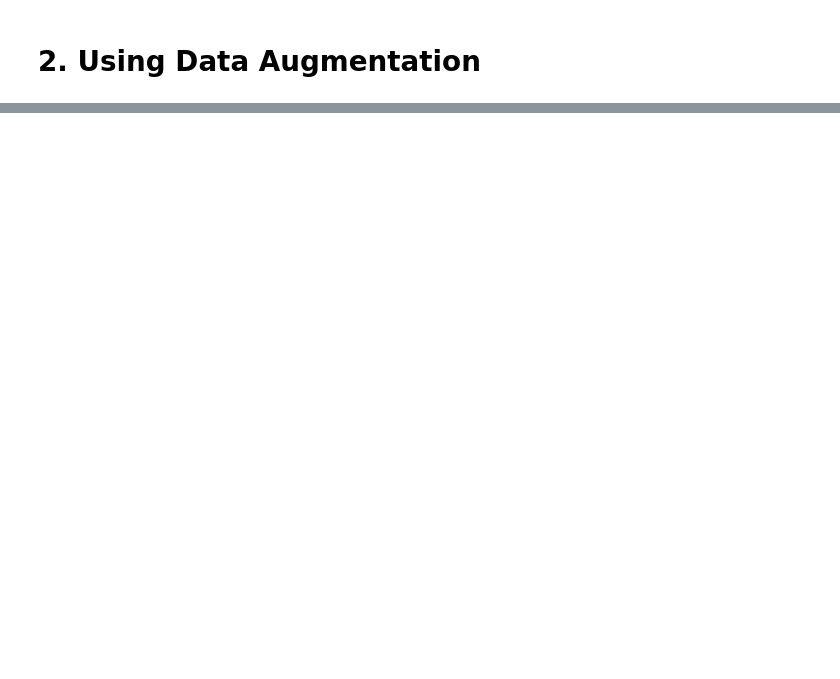
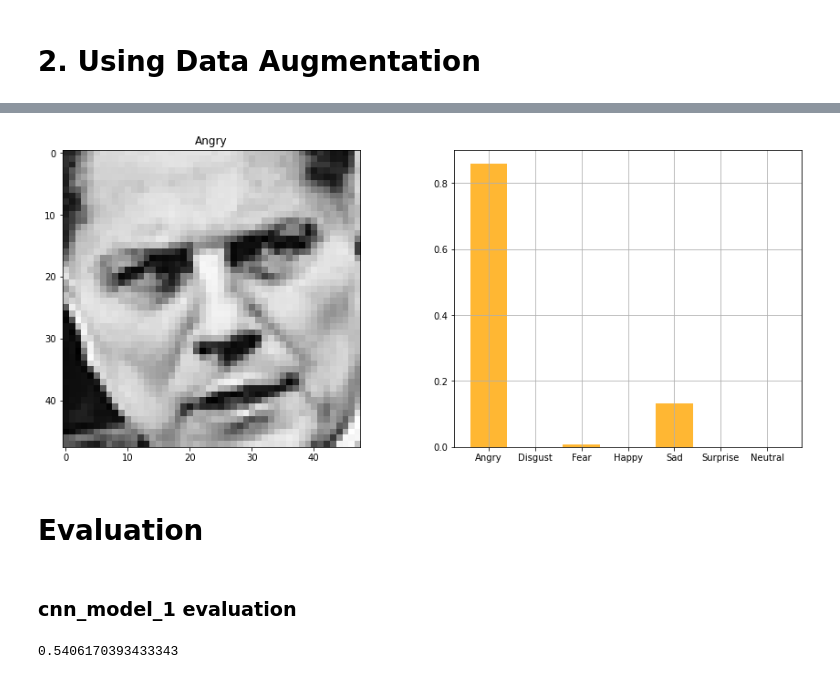
Before and after one commit to KKatkar/Facial-Expression-Recognition, a Jupyter notebook: facial_expression_detection.ipynb, the cells around one changed output, grey strips where cells are left out. Saved outputs shown, nothing was run; the diff lists cells and outputs as text; code cells hidden in the pictures; blank space fills up the shorter version.

```diff
--- a/facial_expression_detection.ipynb
+++ b/facial_expression_detection.ipynb
@@ -337,0 +466,4 @@ Epoch 50/50
+# %%
+plot_emotion_range(pred_test_labels_1, 100)
+# %% [output]
+[figure, added]
@@ -337,0 +475,2 @@ Epoch 50/50
+# %% [markdown]
+# Evaluation
@@ -337,0 +480,6 @@ Epoch 50/50
+# %% [markdown]
+### cnn_model_1 evaluation
+# %%
+accuracy_score(raw_test_labels, pred_labels_formatted)
+# %% [output]
+0.5406170393433343
```
Also changed, not shown: parts of 67 cells of this notebook.
